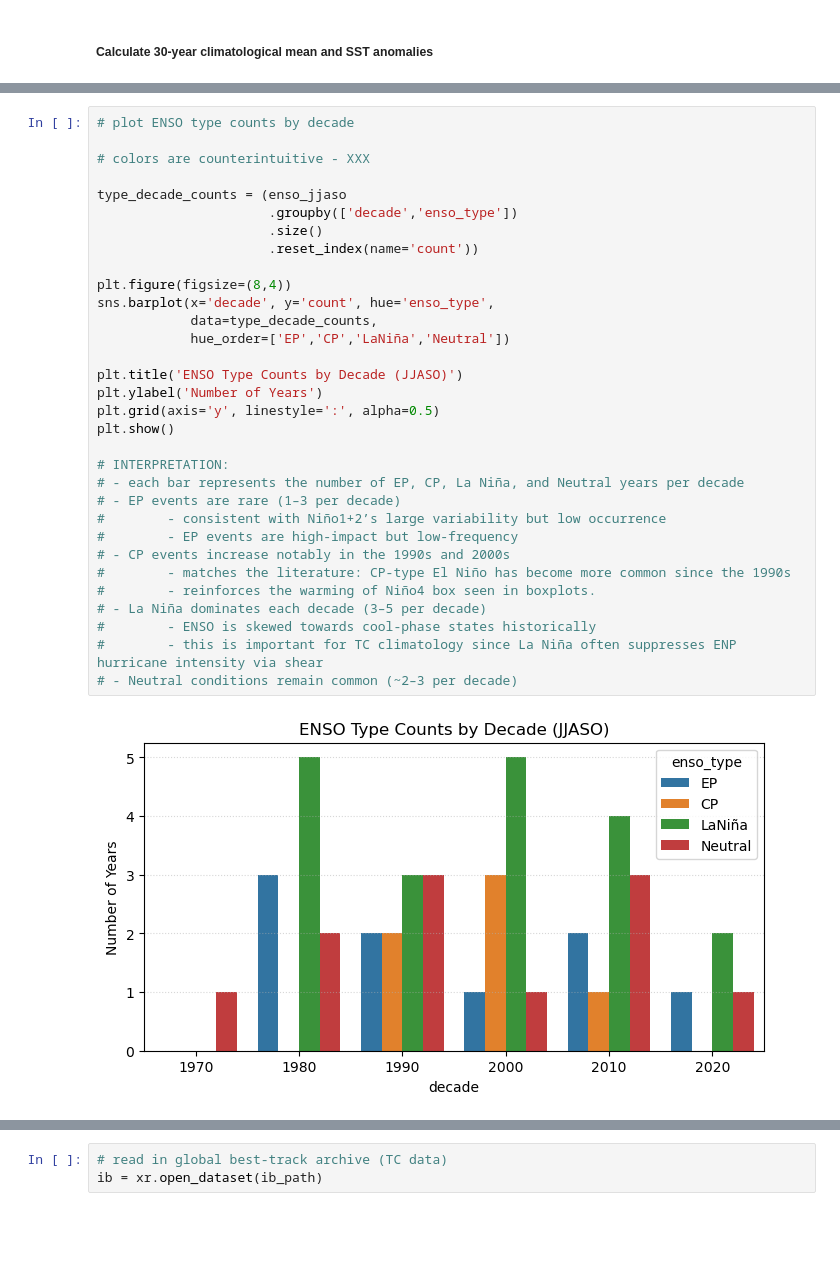
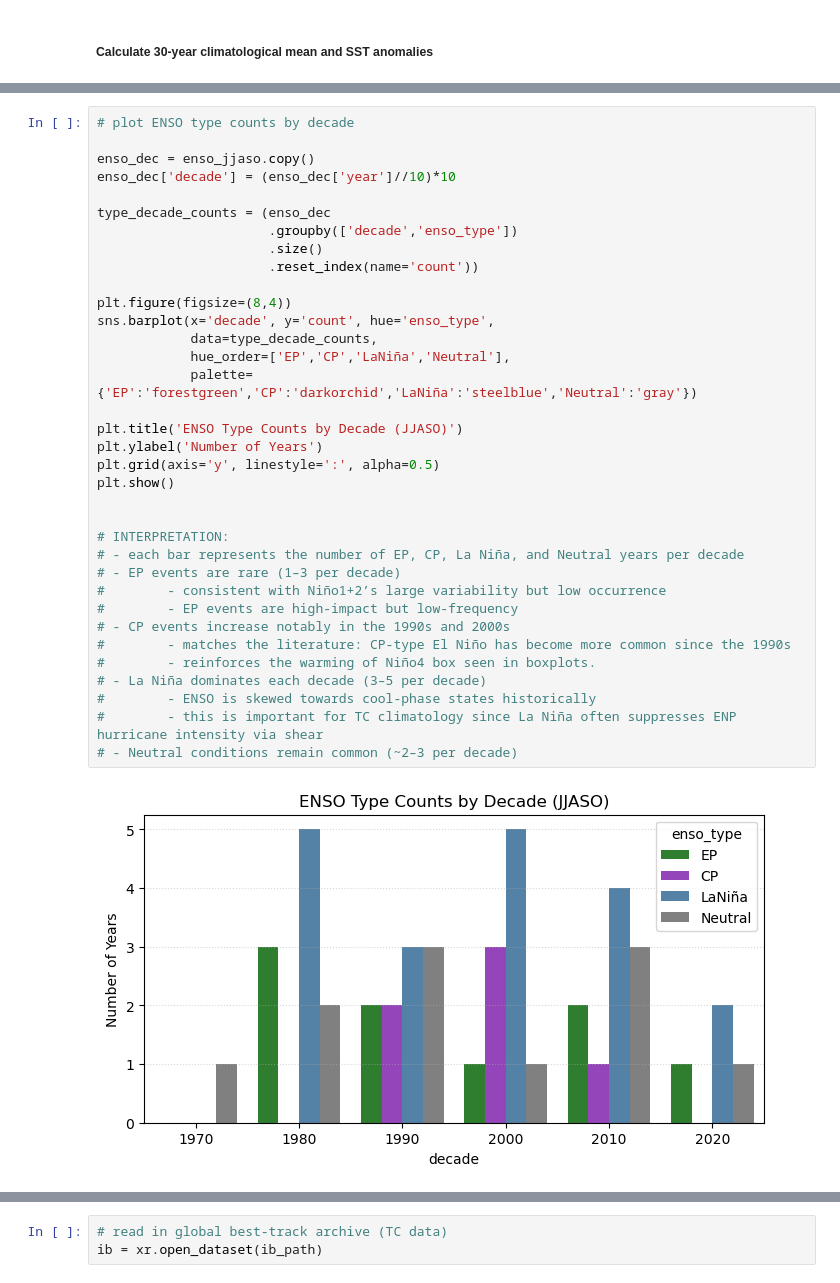
Before and after one commit to erinsatmosphere/ATMS_596_Final, a Jupyter notebook: ATMS_596_Final.ipynb, the cells around one changed output, grey strips where cells are left out. Drawn from its saved outputs; the diff is of its cells as text; blank space fills up the shorter version.

```diff
--- a/ATMS_596_Final.ipynb
+++ b/ATMS_596_Final.ipynb
@@ -1030,37 +830,40 @@ plt.show()
 # %%
 # plot ENSO type counts by decade
 
-# colors are counterintuitive - XXX
+enso_dec = enso_jjaso.copy()
+enso_dec['decade'] = (enso_dec['year']//10)*10
 
-type_decade_counts = (enso_jjaso
+type_decade_counts = (enso_dec
                       .groupby(['decade','enso_type'])
                       .size()
                       .reset_index(name='count'))
 
 plt.figure(figsize=(8,4))
 sns.barplot(x='decade', y='count', hue='enso_type',
             data=type_decade_counts,
-            hue_order=['EP','CP','LaNiña','Neutral'])
+            hue_order=['EP','CP','LaNiña','Neutral'],
+            palette={'EP':'forestgreen','CP':'darkorchid','LaNiña':'steelblue','Neutral':'gray'})
 
 plt.title('ENSO Type Counts by Decade (JJASO)')
 plt.ylabel('Number of Years')
 plt.grid(axis='y', linestyle=':', alpha=0.5)
 plt.show()
+
 
 # INTERPRETATION:
 # - each bar represents the number of EP, CP, La Niña, and Neutral years per decade
 # - EP events are rare (1–3 per decade)
 #        - consistent with Niño1+2’s large variability but low occurrence
 #        - EP events are high-impact but low-frequency
 # - CP events increase notably in the 1990s and 2000s
 #        - matches the literature: CP-type El Niño has become more common since the 1990s
 #        - reinforces the warming of Niño4 box seen in boxplots.
 # - La Niña dominates each decade (3–5 per decade)
 #        - ENSO is skewed towards cool-phase states historically
 #        - this is important for TC climatology since La Niña often suppresses ENP hurricane intensity via shear
 # - Neutral conditions remain common (~2–3 per decade)
 # %% [output]
-[figure, old version]
+[figure, new version]
 # %% [markdown]
 ##### Overall Interpretation and Significance across ENSO Index and EDA Section:
 
```
Also changed, not shown: parts of 58 cells of this notebook.
